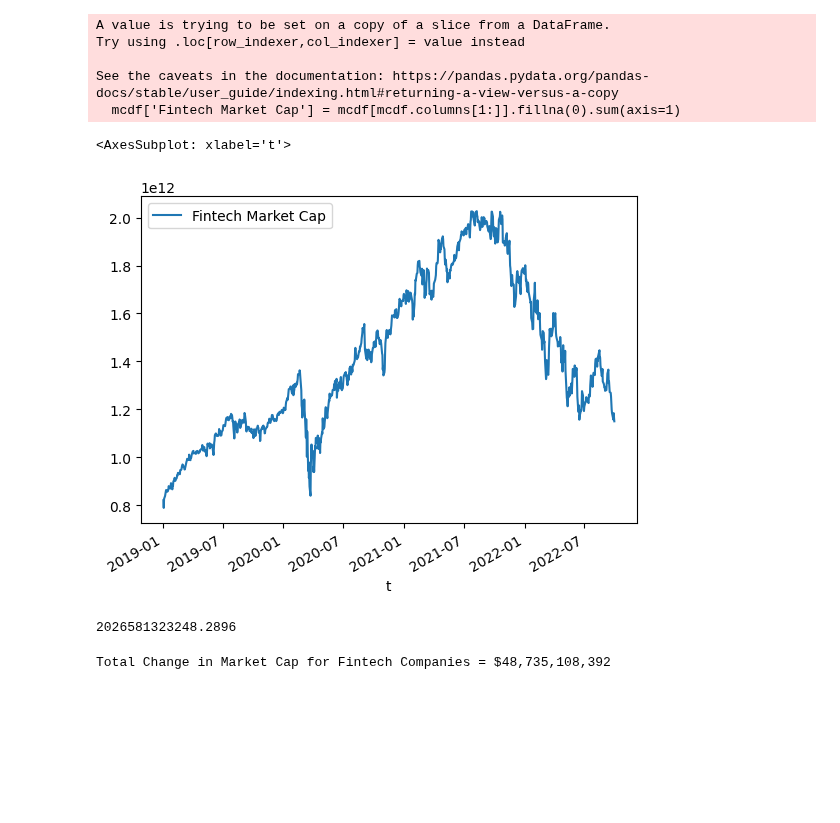
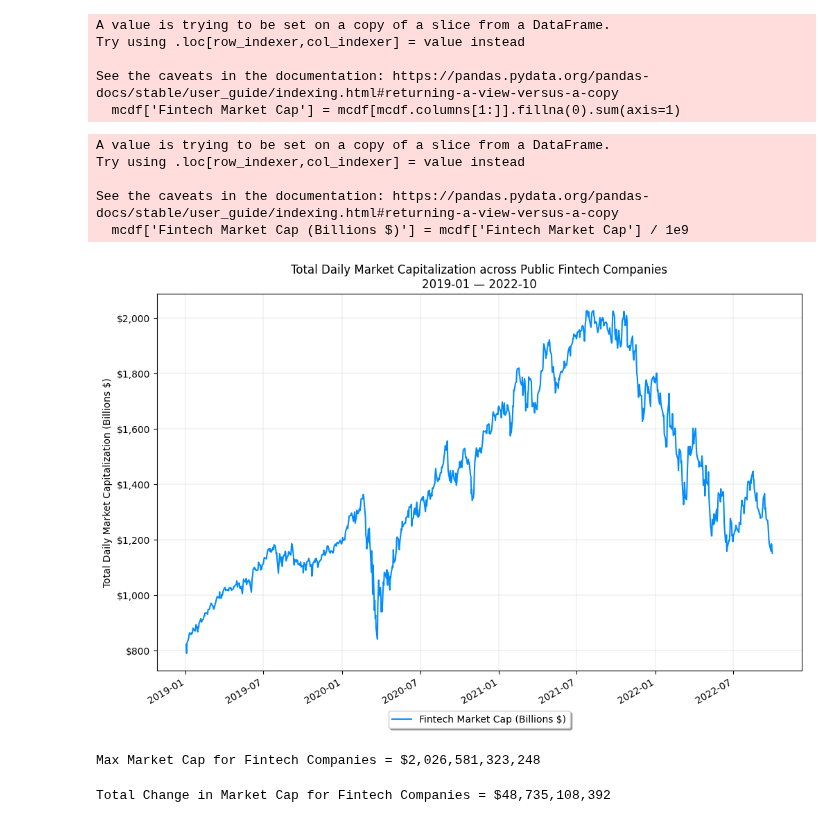
Before and after one commit to franciscojavierarceo/Python, a Jupyter notebook: notebooks/fintech-stocks.ipynb, the cells around one changed output. Drawn from its saved outputs; the diff is of its cells as text; code cells hidden in the pictures; blank space fills up the shorter version.

```diff
--- a/notebooks/fintech-stocks.ipynb
+++ b/notebooks/fintech-stocks.ipynb
@@ -43,6 +43,7 @@ import time
 import pandas as pd
 
 from matplotlib import pyplot as plt
+plt.rcParams['axes.axisbelow'] = True
 # %%
 %matplotlib inline
 # %%
@@ -194,24 +195,24 @@ for r, i in enumerate(odf):
 # %%
 def clean_data(outdf, dates, td, index=False, xvar='c'):
     cols = ['t']
-    fdf = pd.DataFrame(pd.to_datetime(list(dates)), columns=['t'])
+    rdf = pd.DataFrame(pd.to_datetime(list(dates)), columns=['t'])
 
     for i, tdf in enumerate(outdf):
         # indexed
-        tmp = fdf.merge(tdf, how='left', left_on='t', right_on='t')
+        tmp = rdf.merge(tdf, how='left', left_on='t', right_on='t')
         tmp.sort_values(by='t', inplace=True)
         if index:
             tmp[xvar] = tmp[xvar] / tmp[tmp[xvar].notna()][xvar].values[0]
-        ticker = tmp['ticker'][tmp['ticker'].notna()].unique()[0]
+        ticker = tmp.loc[tmp['ticker'].notna(), 'ticker'].unique()[0]
         tmp.rename({xvar: ticker}, axis=1, inplace=True)
         if type(ticker) == str:
             cols.append(ticker)
-            fdf = tmp[cols]
+            rdf = tmp[cols]
         else:
             print(f'excluding {ticker}')
             break
 
-    fdf.rename(td, axis=1, inplace=True)
-    return fdf
+    rdf.rename(td, axis=1, inplace=True)
+    return rdf
 # %%
 fdf = clean_data(odf, xdates, ticker_dict, True, 'c')
@@ -284,15 +261,37 @@ Try using .loc[row_indexer,col_indexer] = value instead
 
 See the caveats in the documentation: https://pandas.pydata.org/pandas-docs/stable/user_guide/indexing.html#returning-a-view-versus-a-copy
   mcdf['Fintech Market Cap'] = mcdf[mcdf.columns[1:]].fillna(0).sum(axis=1)
+# %%
+# billis
+mcdf['Fintech Market Cap (Billions $)'] = mcdf['Fintech Market Cap'] / 1e9
+# %% [output]
+A value is trying to be set on a copy of a slice from a DataFrame.
+Try using .loc[row_indexer,col_indexer] = value instead
+
+See the caveats in the documentation: https://pandas.pydata.org/pandas-docs/stable/user_guide/indexing.html#returning-a-view-versus-a-copy
+  mcdf['Fintech Market Cap (Billions $)'] = mcdf['Fintech Market Cap'] / 1e9
 # %%
-mcdf[['t', 'Fintech Market Cap']].plot(x='t')
+import matplotlib.ticker as mtick
+
+fig, ax = plt.subplots(1, 1, figsize=(12, 8))
+fmt = '${x:,.0f}'
+tick = mtick.StrMethodFormatter(fmt)
+
+mcdf[['t', 'Fintech Market Cap (Billions $)']].plot(x='t', figsize=(12, 8), c='#008cff', ax=ax)
+plt.grid((4, 4), linewidth=0.2)
+plt.title('Total Daily Market Capitalization across Public Fintech Companies\n2019-01 — 2022-10')
+plt.ticklabel_format(axis='y', style='plain')
+plt.ylabel('Total Daily Market Capitalization (Billions $)')
+ax.yaxis.set_major_formatter(tick)
+plt.xlabel('')
+plt.legend(loc='center', bbox_to_anchor=(0.5, -.13), ncol=5, fancybox = True, shadow = True)
+plt.show()
 # %% [output]
-<AxesSubplot: xlabel='t'>
-[figure, old version]
+[figure, new version]
 # %%
-mcdf['Fintech Market Cap'][mcdf['Fintech Market Cap'].argmax()]
+print('Max Market Cap for Fintech Companies = ${:,.0f}'.format(mcdf['Fintech Market Cap'][mcdf['Fintech Market Cap'].argmax()]))
 # %% [output]
-2026581323248.2896
+Max Market Cap for Fintech Companies = $2,026,581,323,248
 # %%
 sd = {}
 for ticker in mcdf.columns[1:]:
```
Also changed, not shown: parts of 8 cells of this notebook.
